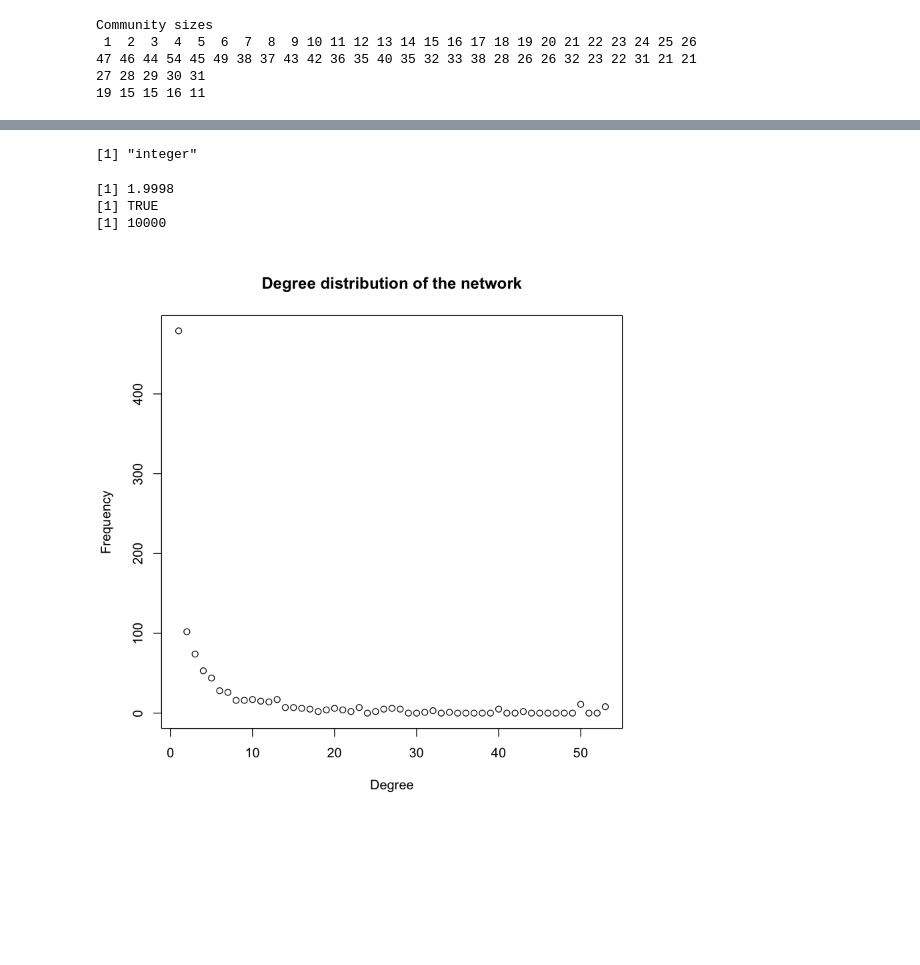
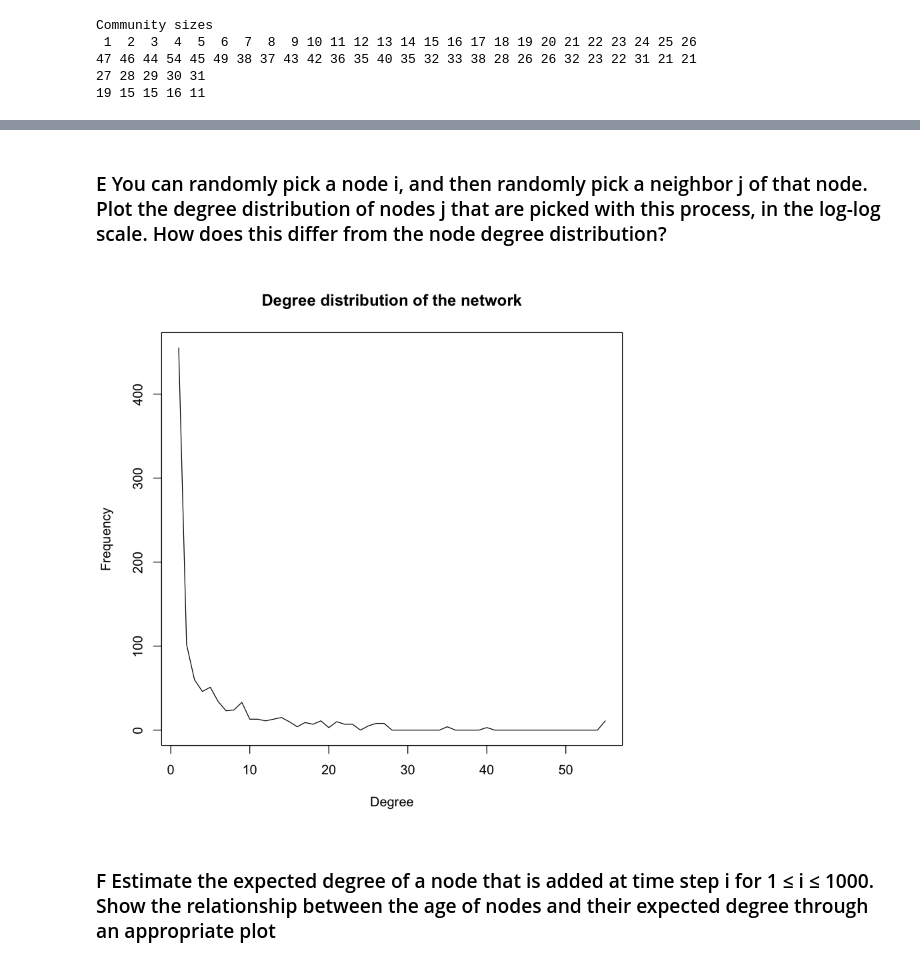
Before and after one commit to ayushdg/Random-Graphs-and-Random-Walks, a Jupyter notebook: P1_Q1_satya.ipynb, the cells around one changed output, grey strips where cells are left out. Saved outputs shown, nothing was run; the diff lists cells and outputs as text; code cells hidden in the pictures; blank space fills up the shorter version.

```diff
--- a/P1_Q1_satya.ipynb
+++ b/P1_Q1_satya.ipynb
@@ -96,2 +152,2 @@ ERROR: Error in legend("bottomright", legend = pl2, col = cols, lwd = 1): object
 # %%
-c = 0.5
+do_expected_gcc(0.5)
@@ -208,44 +248,23 @@ Warning message in xy.coords(x, y, xlabel, ylabel, log):
-# %%
-typeof(table(degreel)[1][1])
-# %% [output]
-[1] "integer"
+# %% [markdown]
+### E  You can randomly pick a node i, and then randomly pick a neighbor j of that node. Plot the degree distribution of nodes j that are picked with this process, in the log-log scale. How does this differ from the node degree distribution?
 # %%
 gsize = 10000
 g = barabasi.game(gsize, m=1, directed=F)
 degreesVector <- degree(g)
-#hist(degreesVector)
-print(mean(degreesVector))
-print(is.connected(g))
-#print(var(degreesVector))
-#plot(g,vertex.size=5, vertex.label.cex=0.1)
-g.components <- clusters(g)
-#print(g.components$csize)
-# which is the largest component
-ix <- which.max(g.components$csize)
-# get the subgraph correspondent to just the giant component
-g.giant <- induced.subgraph(g, which(g.components$membership == ix))
-print(vcount(g.giant))
-fc <- cluster_fast_greedy(g)
-#membership(fc)
-#sizes(fc)
-#plot(degree.distribution(g),main="Degree distribution of the network",xlab="Degree",ylab="Frequency",log='xy')
 degreel = c()
 for (v in sample(1:1000,1000)){
     neighs = neighbors(g,v)
     degree_ = 0
     if(length(neighs)>0){
         neigh2 = sample(neighs,1)
         degree_ = degree(g,neigh2)
-
-
     }
     degreel = c(degreel, degree_)
 
 }
 h <- hist(degreel, plot=F, breaks=max(degreel)-min(degreel)+1)
-plot(h$counts,main="Degree distribution of the network",xlab="Degree",ylab="Frequency")
+plot(h$counts,main="Degree distribution of the network",type = 'l',xlab="Degree",ylab="Frequency")
 # %% [output]
-[1] 1.9998
-[1] TRUE
-[1] 10000
-[figure, old version]
+[figure, new version]
+# %% [markdown]
+### F Estimate the expected degree of a node that is added at time step i for 1 ≤ i ≤ 1000. Show the relationship between the age of nodes and their expected degree through an appropriate plot
```
Also changed, not shown: parts of 29 cells of this notebook.
